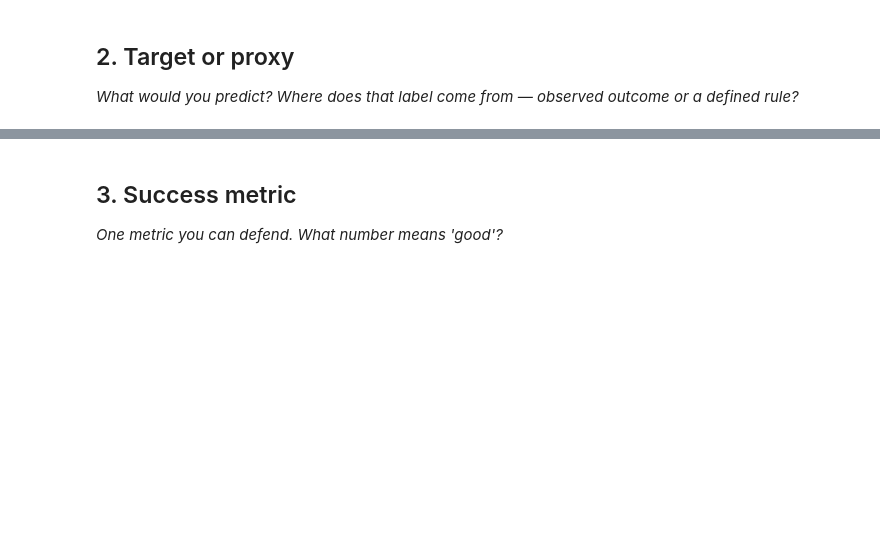
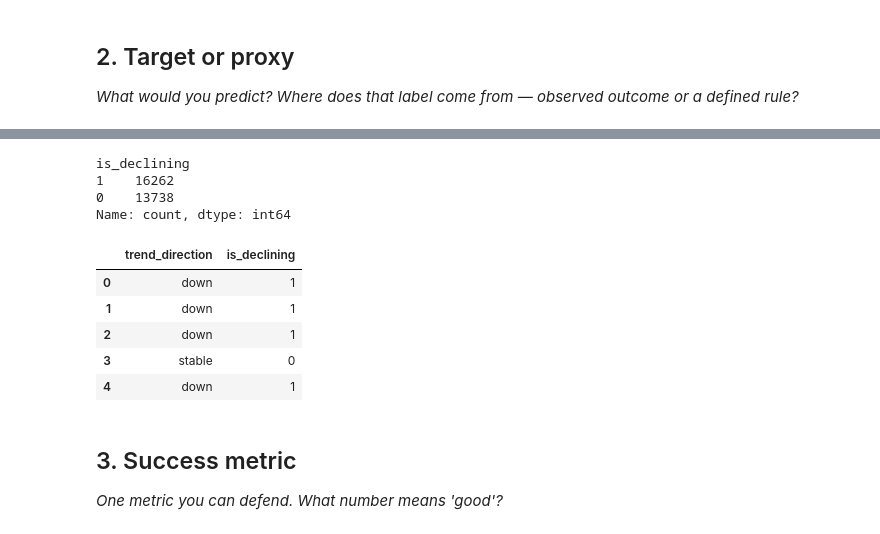
Before and after one commit to ghannazubair21-debug/flyrank-ml-internship, a Jupyter notebook: work/notebooks/w02_ml_task_framing.ipynb, the cells around one changed output, grey strips where cells are left out. Drawn from its saved outputs; the diff is of its cells as text; code cells hidden in the pictures; blank space fills up the shorter version.

```diff
--- a/work/notebooks/w02_ml_task_framing.ipynb
+++ b/work/notebooks/w02_ml_task_framing.ipynb
@@ -23,3 +80,25 @@ This skeleton is yours to fill. Work the sections **in order** — each one has
+# %%
+import pandas as pd
+
+df = pd.read_csv("data/raw/content_refresh_anonymized.csv")
+
+# Create target label
+df["is_declining"] = (df["trend_direction"].str.lower() == "down").astype(int)
+
+print(df["is_declining"].value_counts())
+
+df[["trend_direction", "is_declining"]].head()
+# %% [output]
+is_declining
+1    16262
+0    13738
+Name: count, dtype: int64
+|  | trend_direction | is_declining |
+| 0 | down | 1 |
+| 1 | down | 1 |
+| 2 | down | 1 |
+| 3 | stable | 0 |
+| 4 | down | 1 |
 # %% [markdown]
 ## 3. Success metric
 
```
Also changed, not shown: parts of 13 cells of this notebook.
